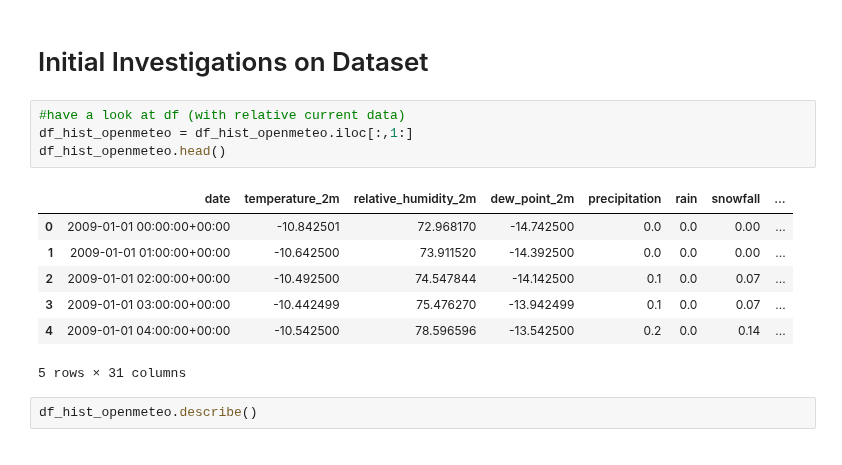
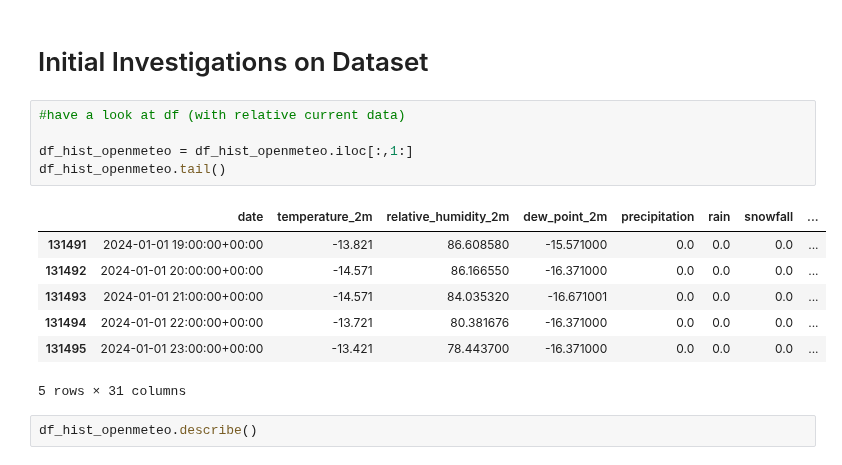
Before and after one commit to MadMax1995bb/powder_alert2.0, a Jupyter notebook: notebooks/notebook_model_tests.ipynb, the cells around one changed output. Saved outputs shown, nothing was run; the diff lists cells and outputs as text.

```diff
--- a/notebooks/notebook_model_tests.ipynb
+++ b/notebooks/notebook_model_tests.ipynb
@@ -45,15 +45,16 @@ df_hist_openmeteo['date'] = pd.to_datetime(df_hist_openmeteo['date'])
 # Initial Investigations on Dataset
 # %%
 #have a look at df (with relative current data)
+
 df_hist_openmeteo = df_hist_openmeteo.iloc[:,1:]
-df_hist_openmeteo.head()
+df_hist_openmeteo.tail()
 # %% [output]
 |  | date | temperature_2m | relative_humidity_2m | dew_point_2m | precipitation | rain | snowfall | ... |
-| 0 | 2009-01-01 00:00:00+00:00 | -10.842501 | 72.968170 | -14.742500 | 0.0 | 0.0 | 0.00 | ... |
-| 1 | 2009-01-01 01:00:00+00:00 | -10.642500 | 73.911520 | -14.392500 | 0.0 | 0.0 | 0.00 | ... |
-| 2 | 2009-01-01 02:00:00+00:00 | -10.492500 | 74.547844 | -14.142500 | 0.1 | 0.0 | 0.07 | ... |
-| 3 | 2009-01-01 03:00:00+00:00 | -10.442499 | 75.476270 | -13.942499 | 0.1 | 0.0 | 0.07 | ... |
-| 4 | 2009-01-01 04:00:00+00:00 | -10.542500 | 78.596596 | -13.542500 | 0.2 | 0.0 | 0.14 | ... |
+| 131491 | 2024-01-01 19:00:00+00:00 | -13.821 | 86.608580 | -15.571000 | 0.0 | 0.0 | 0.0 | ... |
+| 131492 | 2024-01-01 20:00:00+00:00 | -14.571 | 86.166550 | -16.371000 | 0.0 | 0.0 | 0.0 | ... |
+| 131493 | 2024-01-01 21:00:00+00:00 | -14.571 | 84.035320 | -16.671001 | 0.0 | 0.0 | 0.0 | ... |
+| 131494 | 2024-01-01 22:00:00+00:00 | -13.721 | 80.381676 | -16.371000 | 0.0 | 0.0 | 0.0 | ... |
+| 131495 | 2024-01-01 23:00:00+00:00 | -13.421 | 78.443700 | -16.371000 | 0.0 | 0.0 | 0.0 | ... |
 5 rows × 31 columns
 # %%
 df_hist_openmeteo.describe()
```
Also changed, not shown: parts of 12 cells of this notebook.
